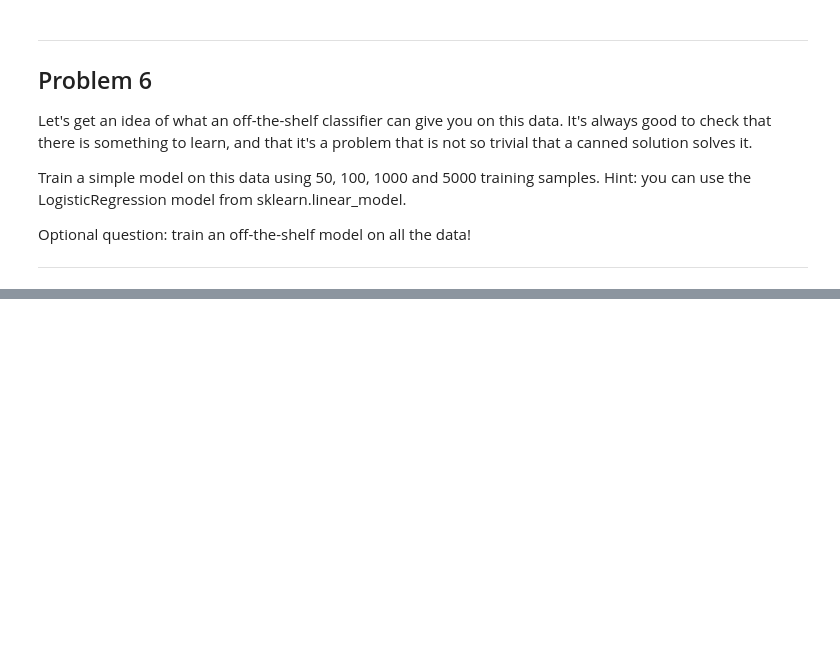
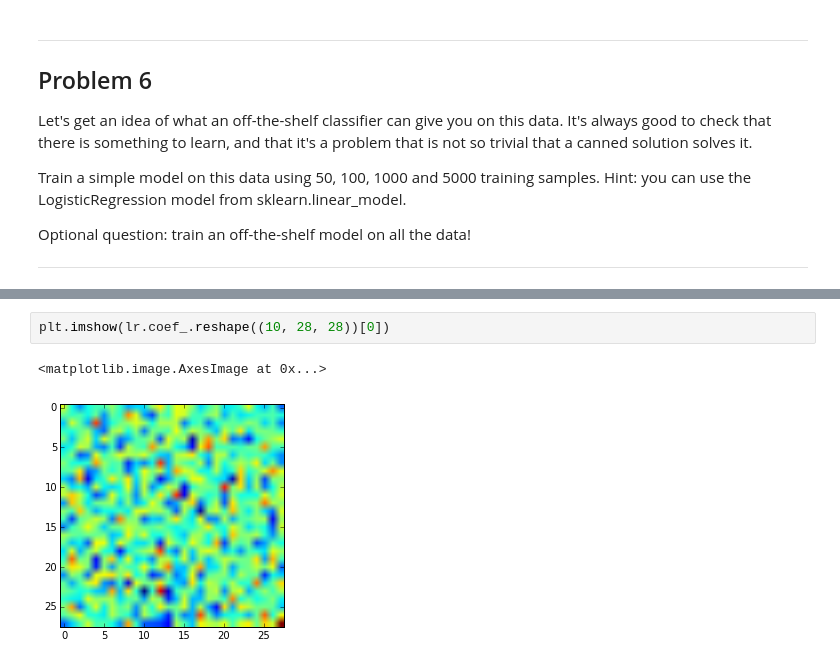
Before and after one commit to datamath28/tensorflow-1, a Jupyter notebook: tensorflow/examples/udacity/1_notmnist.ipynb, the cells around one changed output, grey strips where cells are left out. Drawn from its saved outputs; the diff is of its cells as text; blank space fills up the shorter version.

```diff
--- a/tensorflow/examples/udacity/1_notmnist.ipynb
+++ b/tensorflow/examples/udacity/1_notmnist.ipynb
@@ -303,0 +359,5 @@ lr.score(X_test, y_test)
+# %%
+plt.imshow(lr.coef_.reshape((10, 28, 28))[0])
+# %% [output]
+<matplotlib.image.AxesImage at 0x...>
+[figure, added]
```
Also changed, not shown: parts of 11 cells of this notebook, 5 other files.
